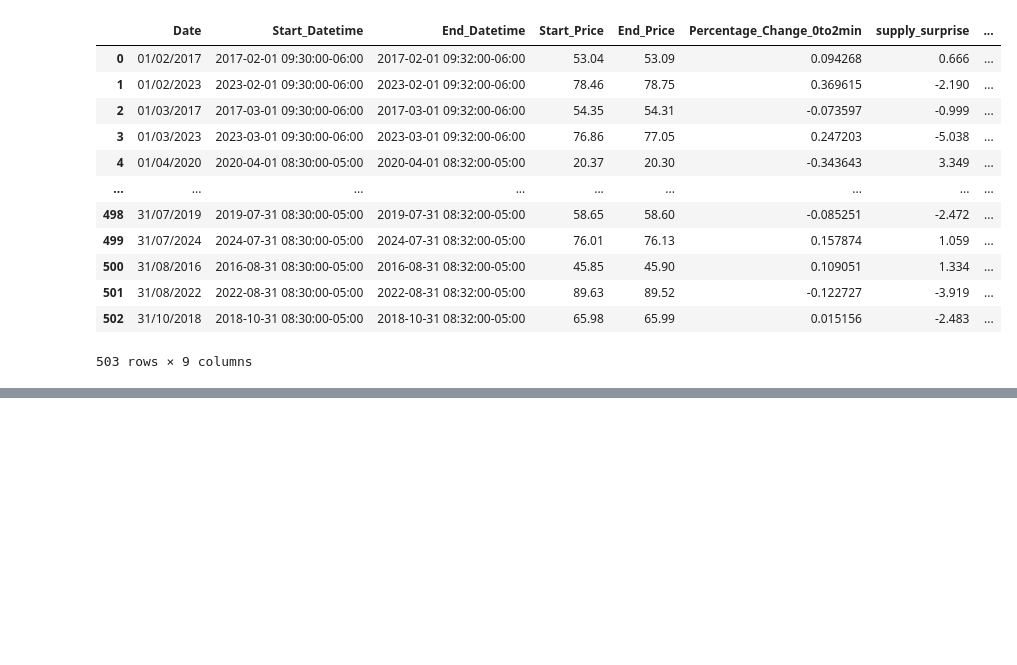
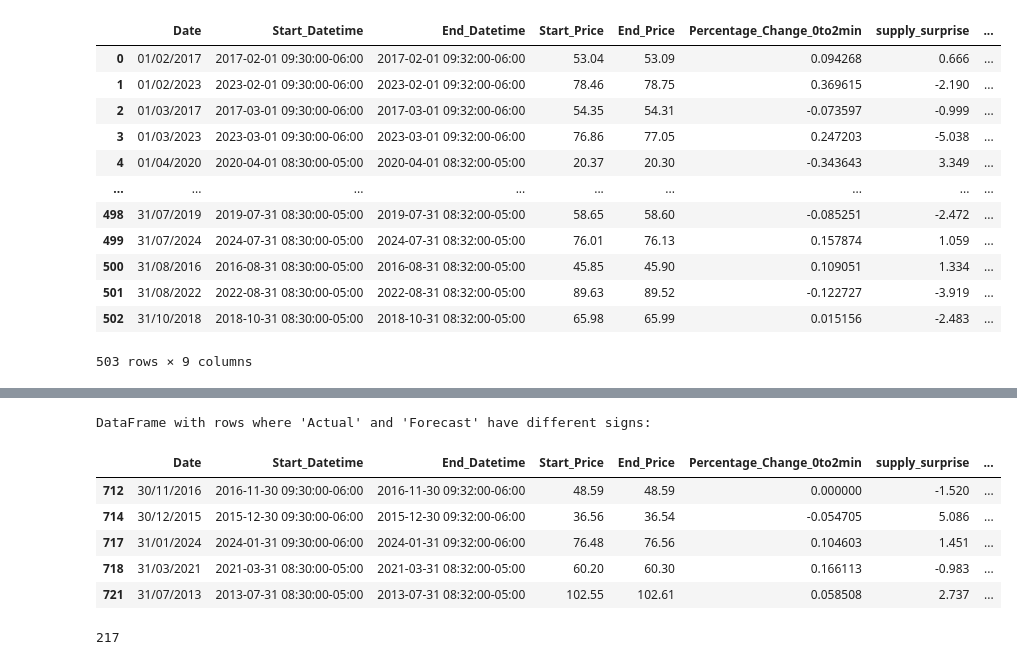
Before and after one commit to Sun-G0D/EIASupplySurprise, a Jupyter notebook: project.ipynb, the cells around one changed output, grey strips where cells are left out. Cells and saved outputs as stored; diff of their text form; code cells hidden in the pictures; blank space fills up the shorter version.

```diff
--- a/project.ipynb
+++ b/project.ipynb
@@ -1777,0 +2114,19 @@ dtype: object
+# %%
+different_sign_mask = (date_percentage_change_df['Actual'] * date_percentage_change_df['Forecast']) < 0
+
+# 4. Apply the mask to filter the DataFrame
+df_different_signs = date_percentage_change_df[different_sign_mask]
+
+# 5. Display the filtered DataFrame (optional)
+print("DataFrame with rows where 'Actual' and 'Forecast' have different signs:")
+display(df_different_signs.tail())
+print(len(df_different_signs))
+# %% [output]
+DataFrame with rows where 'Actual' and 'Forecast' have different signs:
+|  | Date | Start_Datetime | End_Datetime | Start_Price | End_Price | Percentage_Change_0to2min | supply_surprise | ... |
+| 712 | 30/11/2016 | 2016-11-30 09:30:00-06:00 | 2016-11-30 09:32:00-06:00 | 48.59 | 48.59 | 0.000000 | -1.520 | ... |
+| 714 | 30/12/2015 | 2015-12-30 09:30:00-06:00 | 2015-12-30 09:32:00-06:00 | 36.56 | 36.54 | -0.054705 | 5.086 | ... |
+| 717 | 31/01/2024 | 2024-01-31 09:30:00-06:00 | 2024-01-31 09:32:00-06:00 | 76.48 | 76.56 | 0.104603 | 1.451 | ... |
+| 718 | 31/03/2021 | 2021-03-31 08:30:00-05:00 | 2021-03-31 08:32:00-05:00 | 60.20 | 60.30 | 0.166113 | -0.983 | ... |
+| 721 | 31/07/2013 | 2013-07-31 08:30:00-05:00 | 2013-07-31 08:32:00-05:00 | 102.55 | 102.61 | 0.058508 | 2.737 | ... |
+217
```
Also changed, not shown: parts of 10 cells of this notebook.
